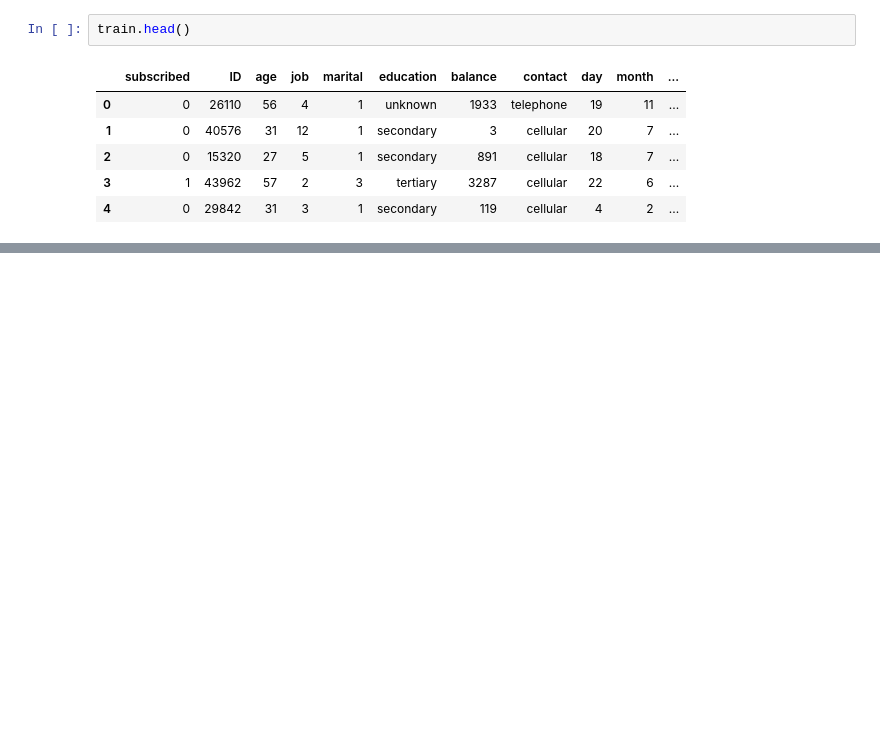
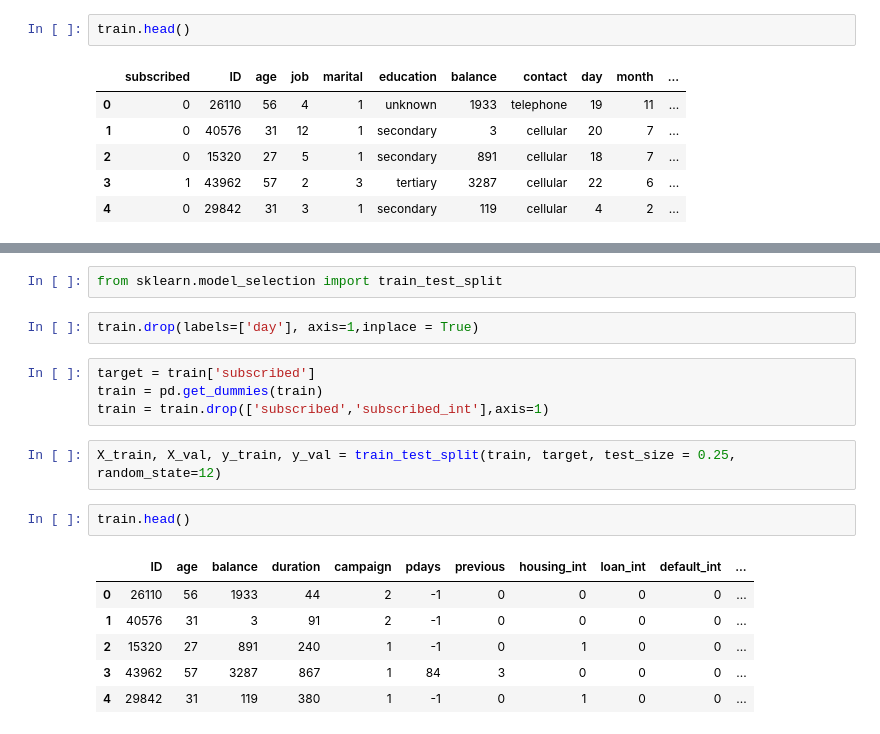
Before and after one commit to Shashwat-k/Final_Data_Science, a Jupyter notebook: Final_1.ipynb, the cells around one changed output, grey strips where cells are left out. Cells and saved outputs as stored; diff of their text form; blank space fills up the shorter version.

```diff
--- a/Final_1.ipynb
+++ b/Final_1.ipynb
@@ -259,0 +354,19 @@ train.head()
+# %%
+from sklearn.model_selection import train_test_split
+# %%
+train.drop(labels=['day'], axis=1,inplace = True)
+# %%
+target = train['subscribed']
+train = pd.get_dummies(train)
+train = train.drop(['subscribed','subscribed_int'],axis=1)
+# %%
+X_train, X_val, y_train, y_val = train_test_split(train, target, test_size = 0.25, random_state=12)
+# %%
+train.head()
+# %% [output]
+|  | ID | age | balance | duration | campaign | pdays | previous | housing_int | loan_int | default_int | ... |
+| 0 | 26110 | 56 | 1933 | 44 | 2 | -1 | 0 | 0 | 0 | 0 | ... |
+| 1 | 40576 | 31 | 3 | 91 | 2 | -1 | 0 | 0 | 0 | 0 | ... |
+| 2 | 15320 | 27 | 891 | 240 | 1 | -1 | 0 | 1 | 0 | 0 | ... |
+| 3 | 43962 | 57 | 3287 | 867 | 1 | 84 | 3 | 0 | 0 | 0 | ... |
+| 4 | 29842 | 31 | 119 | 380 | 1 | -1 | 0 | 1 | 0 | 0 | ... |
```
Also changed, not shown: parts of 37 cells of this notebook.
